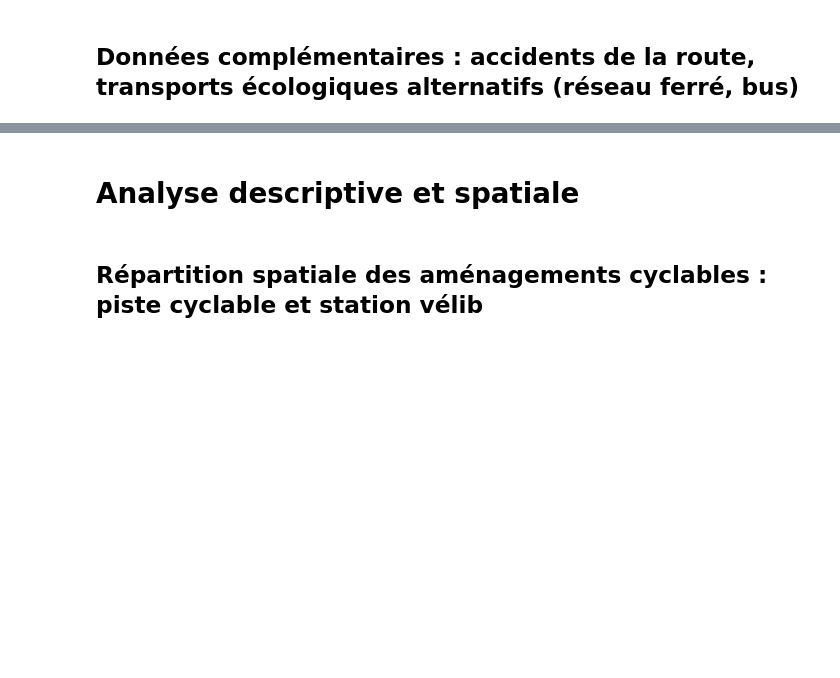
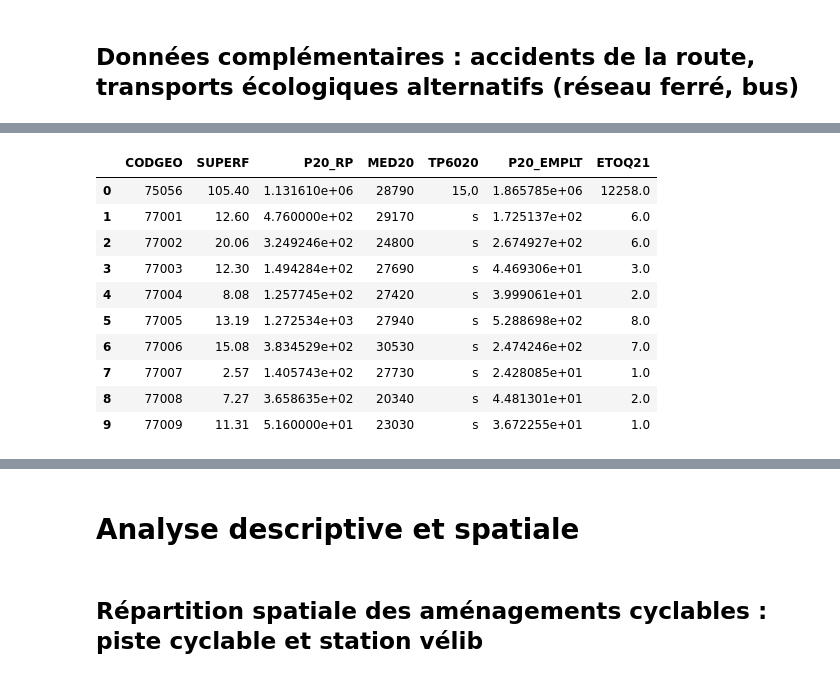
Before and after one commit to christellenguenang/Projet_Catherine_Christelle, a Jupyter notebook: 1_traitement_analyse.ipynb, the cells around one changed output, grey strips where cells are left out. Saved outputs shown, nothing was run; the diff lists cells and outputs as text; code cells hidden in the pictures; blank space fills up the shorter version.

```diff
--- a/1_traitement_analyse.ipynb
+++ b/1_traitement_analyse.ipynb
@@ -779,0 +888,18 @@ base = gpd.GeoDataFrame(base, geometry='geometry')
+# %%
+# Charger dataframe df_insee
+
+df_insee = pd.read_csv('df_insee.csv')
+
+df_insee.head(10)
+# %% [output]
+|  | CODGEO | SUPERF | P20_RP | MED20 | TP6020 | P20_EMPLT | ETOQ21 |
+| 0 | 75056 | 105.40 | 1.131610e+06 | 28790 | 15,0 | 1.865785e+06 | 12258.0 |
+| 1 | 77001 | 12.60 | 4.760000e+02 | 29170 | s | 1.725137e+02 | 6.0 |
+| 2 | 77002 | 20.06 | 3.249246e+02 | 24800 | s | 2.674927e+02 | 6.0 |
+| 3 | 77003 | 12.30 | 1.494284e+02 | 27690 | s | 4.469306e+01 | 3.0 |
+| 4 | 77004 | 8.08 | 1.257745e+02 | 27420 | s | 3.999061e+01 | 2.0 |
+| 5 | 77005 | 13.19 | 1.272534e+03 | 27940 | s | 5.288698e+02 | 8.0 |
+| 6 | 77006 | 15.08 | 3.834529e+02 | 30530 | s | 2.474246e+02 | 7.0 |
+| 7 | 77007 | 2.57 | 1.405743e+02 | 27730 | s | 2.428085e+01 | 1.0 |
+| 8 | 77008 | 7.27 | 3.658635e+02 | 20340 | s | 4.481301e+01 | 2.0 |
+| 9 | 77009 | 11.31 | 5.160000e+01 | 23030 | s | 3.672255e+01 | 1.0 |
```
Also changed, not shown: parts of 64 cells of this notebook, 3 other files.
